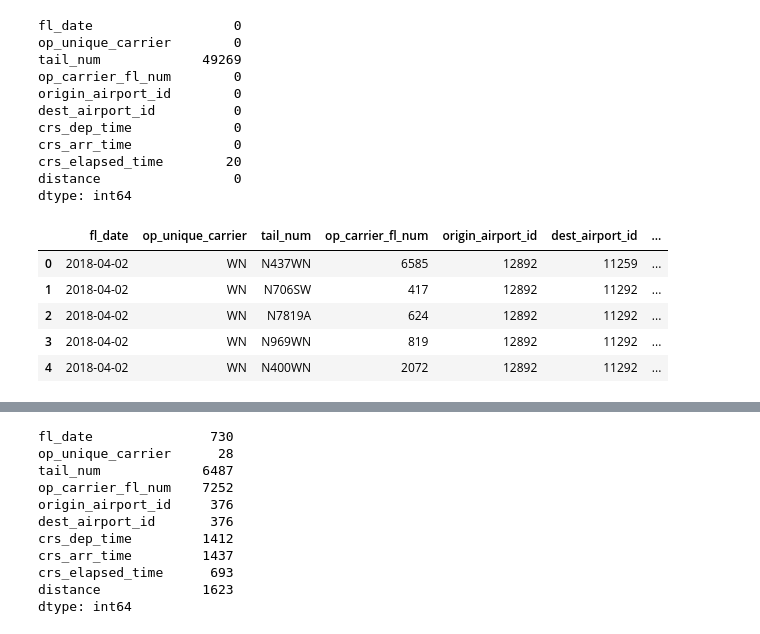
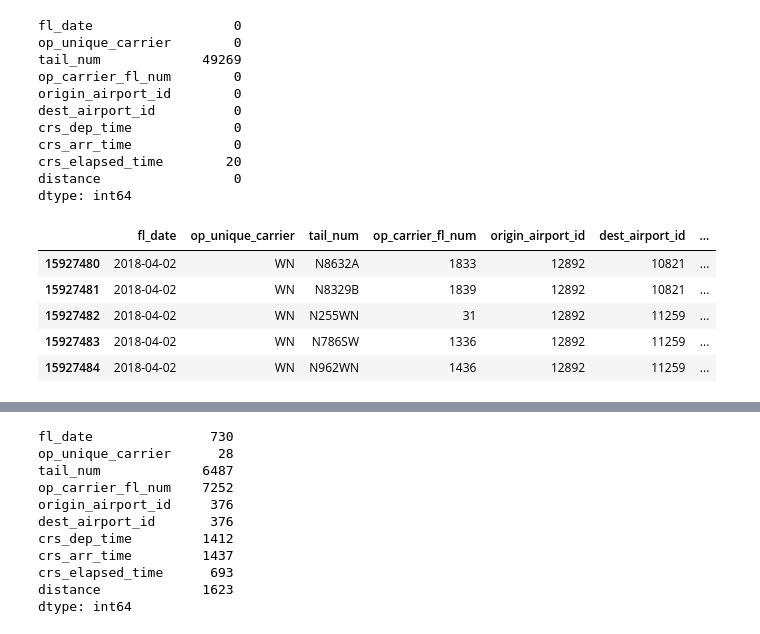
Before and after one commit to ryanhao1115/DL_Predict_Flight_Delays, a Jupyter notebook: h_datacollection_profiling.ipynb, the cells around one changed output, grey strips where cells are left out. Drawn from its saved outputs; the diff is of its cells as text; code cells hidden in the pictures.

```diff
--- a/h_datacollection_profiling.ipynb
+++ b/h_datacollection_profiling.ipynb
@@ -43,11 +45,11 @@ crs_elapsed_time        20
 distance                 0
 dtype: int64
 # %%
-df_train.head()
+df_train.tail()
 # %% [output]
 |  | fl_date | op_unique_carrier | tail_num | op_carrier_fl_num | origin_airport_id | dest_airport_id | ... |
-| 0 | 2018-04-02 | WN | N437WN | 6585 | 12892 | 11259 | ... |
-| 1 | 2018-04-02 | WN | N706SW | 417 | 12892 | 11292 | ... |
-| 2 | 2018-04-02 | WN | N7819A | 624 | 12892 | 11292 | ... |
-| 3 | 2018-04-02 | WN | N969WN | 819 | 12892 | 11292 | ... |
-| 4 | 2018-04-02 | WN | N400WN | 2072 | 12892 | 11292 | ... |
+| 15927480 | 2018-04-02 | WN | N8632A | 1833 | 12892 | 10821 | ... |
+| 15927481 | 2018-04-02 | WN | N8329B | 1839 | 12892 | 10821 | ... |
+| 15927482 | 2018-04-02 | WN | N255WN | 31 | 12892 | 11259 | ... |
+| 15927483 | 2018-04-02 | WN | N786SW | 1336 | 12892 | 11259 | ... |
+| 15927484 | 2018-04-02 | WN | N962WN | 1436 | 12892 | 11259 | ... |
```
Also changed, not shown: parts of 13 cells of this notebook.
